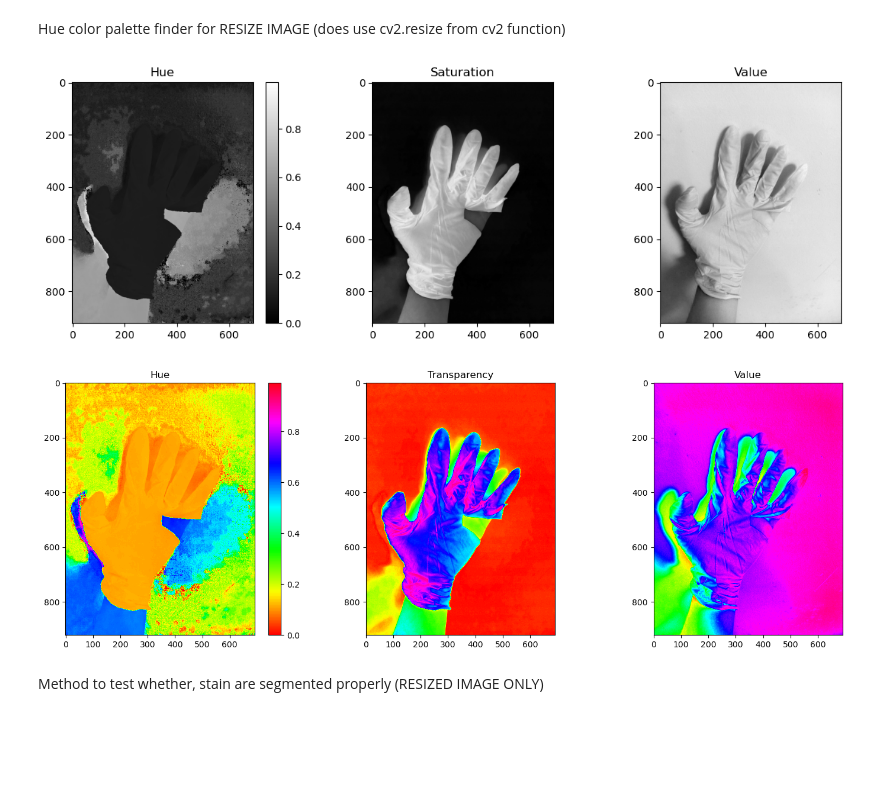
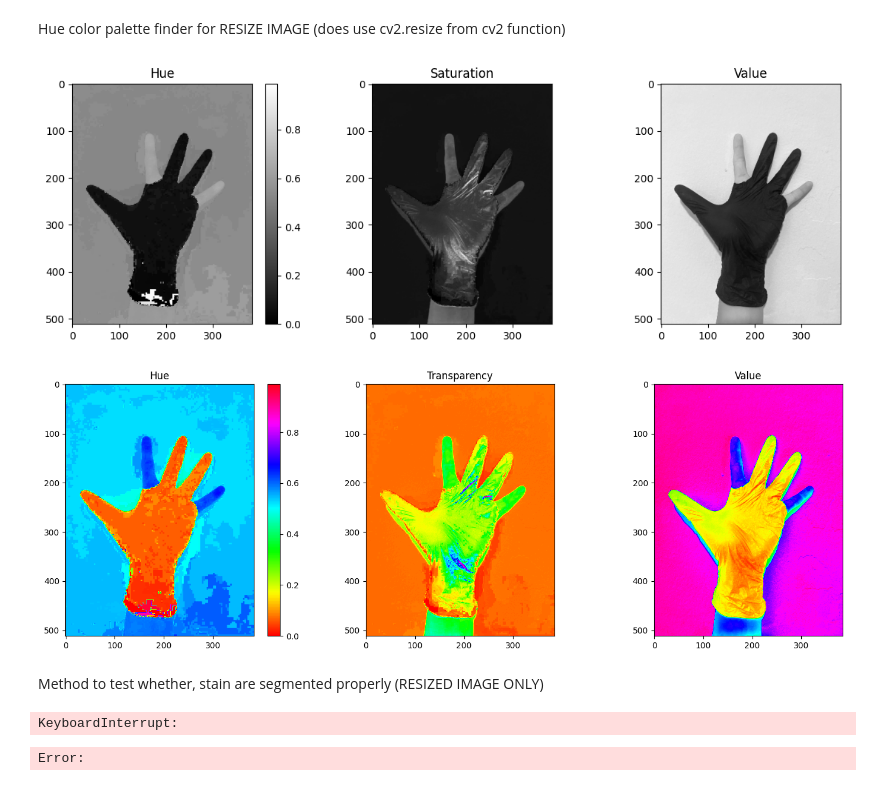
Before and after one commit to JJLee2910/Glove-Defect-Detection-System, a Jupyter notebook: tools/color_range_detector.ipynb, the cells around one changed output. Drawn from its saved outputs; the diff is of its cells as text; code cells hidden in the pictures; blank space fills up the shorter version.

Commit message:
Created missing finger detection module

```diff
--- a/tools/color_range_detector.ipynb
+++ b/tools/color_range_detector.ipynb
@@ -14,41 +14,41 @@ def visualize_hsv_channels(image):
     fig, ax = plt.subplots(1, 3, figsize=(12, 4))
     channel_titles = ['Hue', 'Saturation', 'Value']
     for i, title in enumerate(channel_titles):
         ax[i].imshow(hsv_image[..., i], cmap='gray')
         ax[i].set_title(title)
 
     fig.colorbar(ax[0].imshow(hsv_image[..., 0], cmap='gray'))
     fig.tight_layout()
 
     plt.show()
 
 def visualize_hsv_colormap(image):
     hsv_image = rgb2hsv(image)
 
     fig, ax = plt.subplots(1, 3, figsize=(15, 5))
     channel_titles = ['Hue', 'Transparency', 'Value']
     for i, title in enumerate(channel_titles):
         ax[i].imshow(hsv_image[..., i], cmap='hsv')
         ax[i].set_title(title)
 
     fig.colorbar(ax[0].imshow(hsv_image[..., 0], cmap='hsv'))
     fig.tight_layout()
 
     plt.show()
 
 # Load the image and visualize the HSV channels
-image = cv.imread("C:\\Users\\JJ\\OneDrive\\Desktop\\Glove-Defect-Detection-System\\Images\\Latex\\tear.jpg")
+image = cv.imread("D:\OneDrive - Asia Pacific University\Degree Year 3\Image Processing, Computer Vision and Pattern Recognition\Assignment\Source Code\Glove-Defect-Detection-System\Images\Cloth\missing_finger_6.jpg")
 new_img = cv.resize(image, None, fx=0.2, fy=0.2)
 visualize_hsv_channels(new_img)
 visualize_hsv_colormap(new_img)
 # %% [output]
-[figure, old version]
+[figure, new version]
-[figure, old version]
+[figure, new version]
 # %% [markdown]
 Method to test whether, stain are segmented properly (RESIZED IMAGE ONLY)
 # %%
 def apply_mask(lower_hue, upper_hue, saturation_threshold):
-    image = cv.imread("C:\\Users\\JJ\\OneDrive\\Desktop\\Glove-Defect-Detection-System\\Images\\Latex\\missing_finger.jpg")
+    image = cv.imread("D:\OneDrive - Asia Pacific University\Degree Year 3\Image Processing, Computer Vision and Pattern Recognition\Assignment\Source Code\Glove-Defect-Detection-System\Images\Cloth\missing_finger_6.jpg")
     new_img = cv.resize(image, None, fx=0.2, fy=0.2)
     hsv_image = rgb2hsv(new_img)
 
@@ -62,4 +62,7 @@ def apply_mask(lower_hue, upper_hue, saturation_threshold):
     cv.imshow("Masked Image", masked_image)
     cv.waitKey(0)
     cv.destroyAllWindows()
-apply_mask(0.1, 0.2, 0.3)
+apply_mask(0.0, 0.2, 0.3)
+# %% [output]
+KeyboardInterrupt:
+Error:
```
Also changed, not shown: 18 other files.
